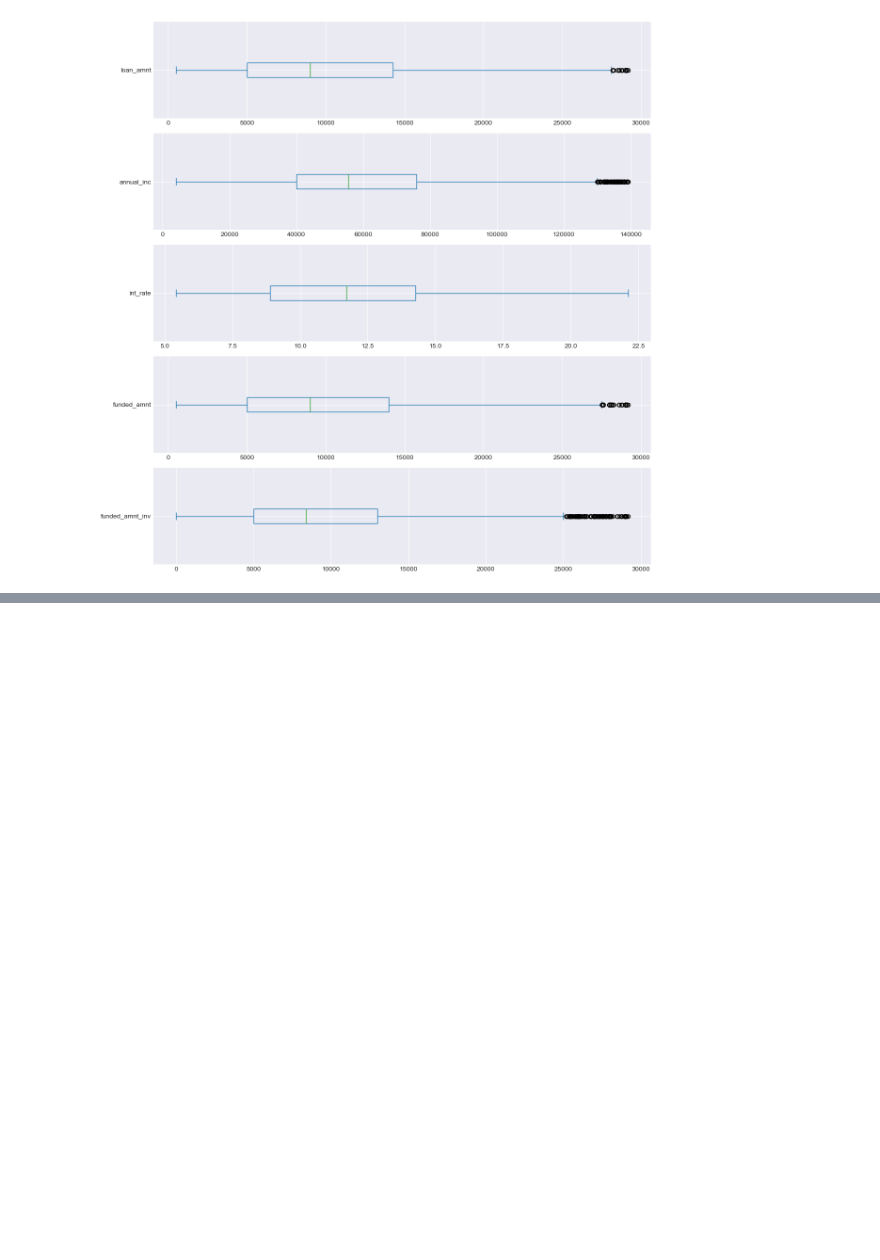
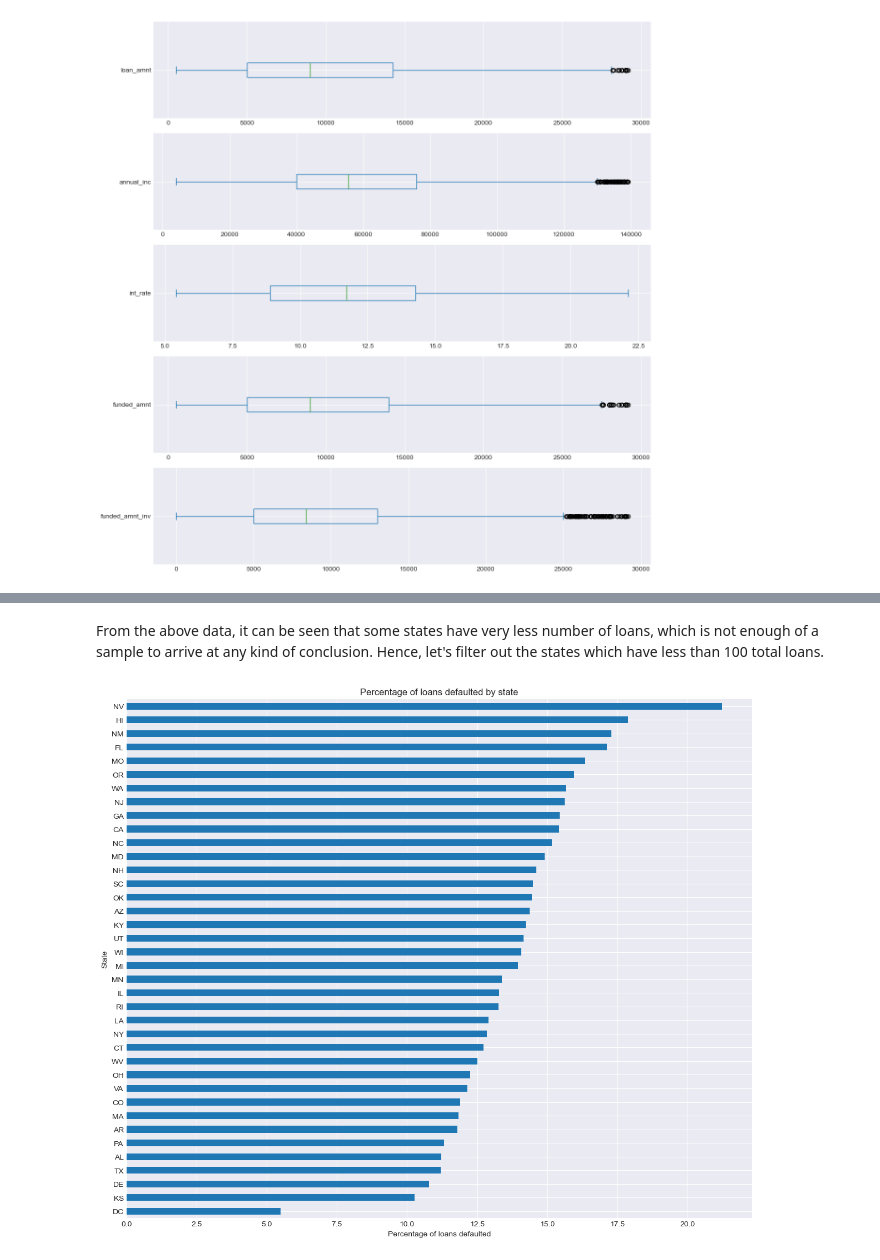
Before and after one commit to cyberpirate92/lending-club-case-study, a Jupyter notebook: Lending Club Case Study.ipynb, the cells around one changed output, grey strips where cells are left out. Saved outputs shown, nothing was run; the diff lists cells and outputs as text; code cells hidden in the pictures; blank space fills up the shorter version.

```diff
--- a/Lending Club Case Study.ipynb
+++ b/Lending Club Case Study.ipynb
@@ -644,0 +647,13 @@ plt.show()
+# %%
+defaults_by_state = pd.pivot_table(
+    data=loan_data,
+    columns=['loan_status'],
+    index=['addr_state'],
+    values=['member_id'],
+    aggfunc='count'
+)
+defaults_by_state.fillna(0, inplace=True)
+defaults_by_state['Total Loans'] = defaults_by_state.sum(axis='columns')
+defaults_by_state['Default %'] = (defaults_by_state[('member_id', 'Charged Off')] / defaults_by_state['Total Loans']) * 100
+defaults_by_state.sort_values(by=['Default %'], ascending=True, inplace=True)
+defaults_by_state
@@ -644,0 +680,13 @@ plt.show()
+# %% [markdown]
+From the above data, it can be seen that some states have very less number of loans, which is not enough of a sample to arrive at any kind of conclusion. Hence, let's filter out the states which have less than 100 total loans.
+# %%
+defaults_by_state = defaults_by_state[defaults_by_state['Total Loans'] >= 100]
+
+plt.title('Percentage of loans defaulted by state')
+defaults_by_state['Default %'].plot.barh(figsize=(12, 10))
+plt.tight_layout()
+plt.xlabel('Percentage of loans defaulted')
+plt.ylabel('State')
+plt.show()
+# %% [output]
+[figure, added]
```
Also changed, not shown: parts of 41 cells of this notebook.
